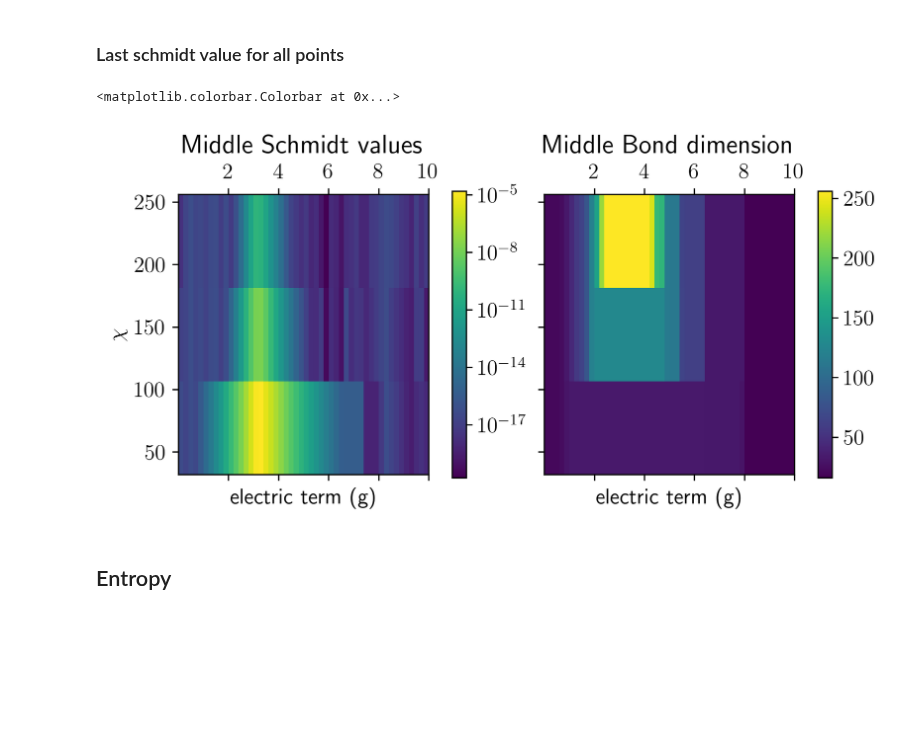
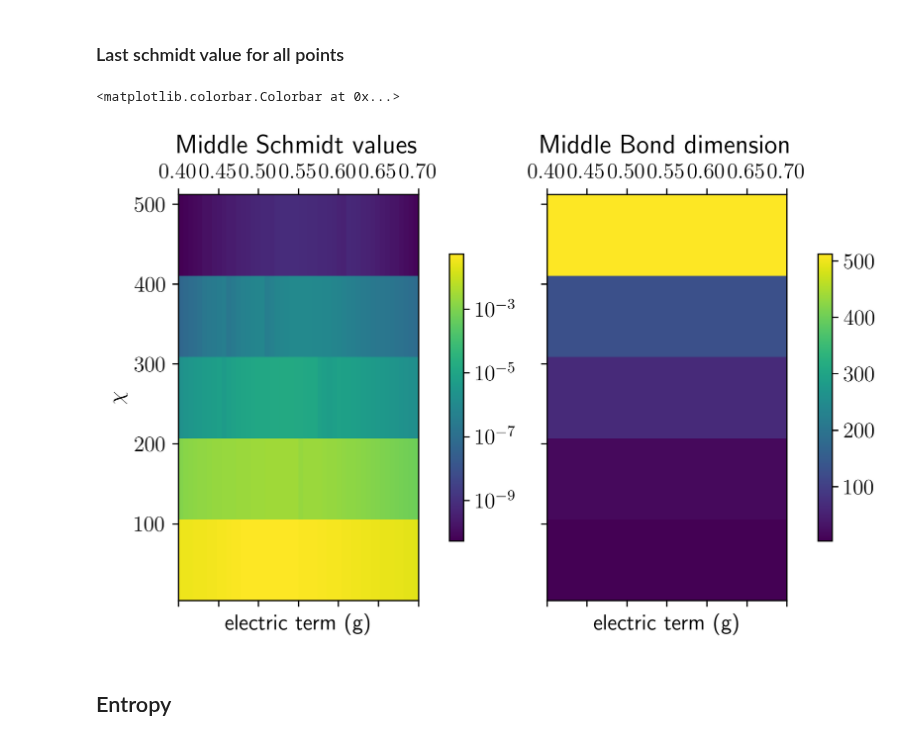
Before and after one commit to Fradm98/qs-mps, a Jupyter notebook: src/qs_mps/applications/Z2/check_schmidt_vals.ipynb, the cells around one changed output. Drawn from its saved outputs; the diff is of its cells as text; code cells hidden in the pictures; blank space fills up the shorter version.

```diff
--- a/src/qs_mps/applications/Z2/check_schmidt_vals.ipynb
+++ b/src/qs_mps/applications/Z2/check_schmidt_vals.ipynb
@@ -138,13 +138,13 @@ plt.show()
 # %% [markdown]
 ### Last schmidt value for all points
 # %%
-L = 6
-l = 5
+L = 7
+l = 6
 npoints = 50
-chis = [32, 128, 256]
-hx_i = 1.0
-hx_f = -3.0
-lin, log, retrieve = False, True, False
+chis = [4, 16, 64, 128, 512]
+hx_i = 0.4
+hx_f = 0.7
+lin, log, retrieve = True, False, False
 if log:
     interval = np.logspace(hx_i, hx_f, npoints)
     precision = int(np.max((np.abs(hx_i),np.abs(hx_f))))
@@ -196,18 +196,18 @@ for chi in chis:
 # %%
 from matplotlib import colors
 fig, axs = plt.subplots(1,2, sharey=True)
-matshow0 = axs[0].matshow(schmidt_vals_chi, origin='lower', extent=params_extent, aspect=0.05, norm=colors.LogNorm(vmin=np.min(schmidt_vals_chi), vmax=np.max(schmidt_vals_chi)))
+matshow0 = axs[0].matshow(schmidt_vals_chi, origin='lower', extent=params_extent, aspect=0.001, norm=colors.LogNorm(vmin=np.min(schmidt_vals_chi), vmax=np.max(schmidt_vals_chi)))
 axs[0].set_title("Middle Schmidt values")
 axs[0].set_ylabel("$\chi$")
 axs[0].set_xlabel("electric term (g)")
-matshow1 = axs[1].matshow(bond_dim_chi, origin='lower', extent=params_extent, aspect=0.05)
+matshow1 = axs[1].matshow(bond_dim_chi, origin='lower', extent=params_extent, aspect=0.001)
 axs[1].set_title("Middle Bond dimension")
 axs[1].set_xlabel("electric term (g)")
 fig.colorbar(matshow0, ax=axs[0], shrink=0.5)
 fig.colorbar(matshow1, ax=axs[1], shrink=0.5)
 # %% [output]
 <matplotlib.colorbar.Colorbar at 0x...>
-[figure, old version]
+[figure, new version]
 # %% [markdown]
 ## Entropy
 # %% [markdown]
```
Also changed, not shown: parts of 6 cells of this notebook, 4 other files.
